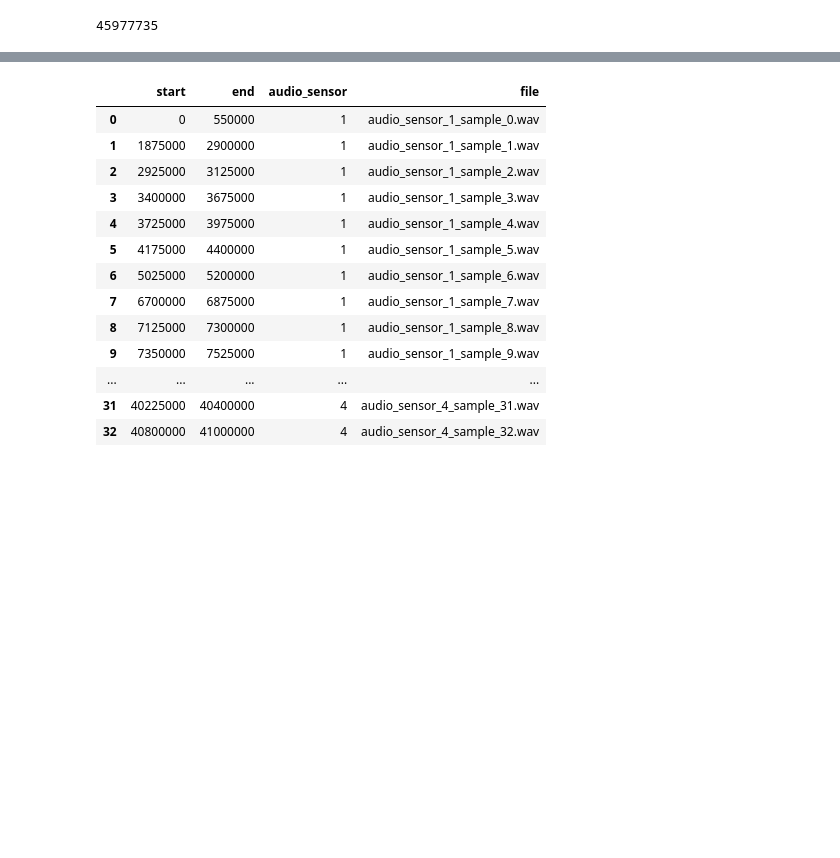
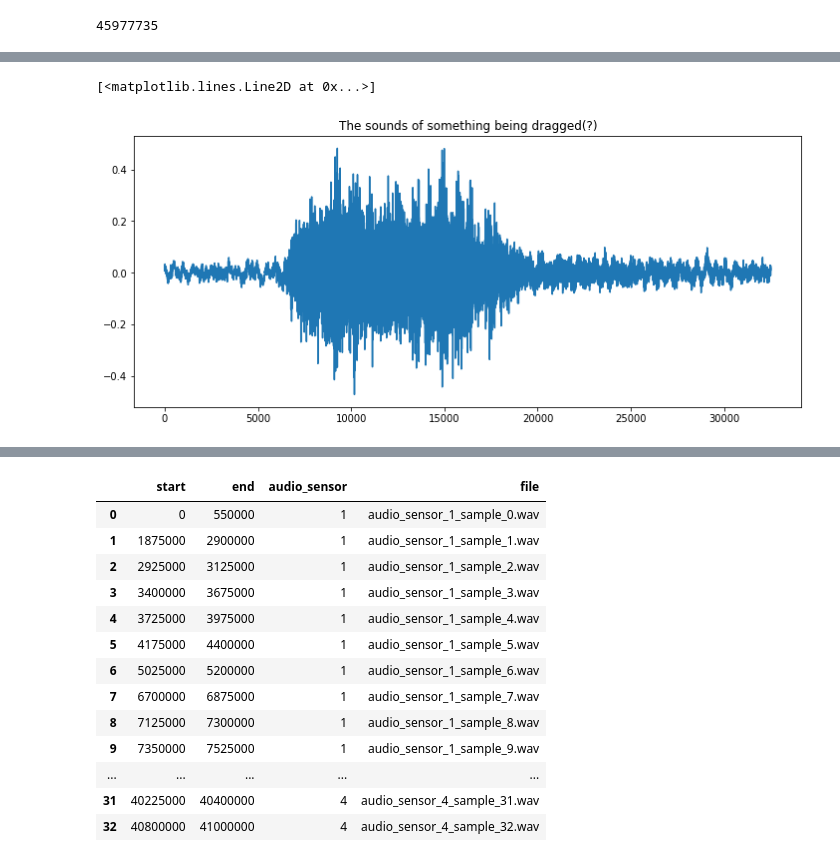
Before and after one commit to HealthyMindTech/junction-2021-floormagic, a Jupyter notebook: junction21_aud.ipynb, the cells around one changed output, grey strips where cells are left out. Saved outputs shown, nothing was run; the diff lists cells and outputs as text; code cells hidden in the pictures; blank space fills up the shorter version.

```diff
--- a/junction21_aud.ipynb
+++ b/junction21_aud.ipynb
@@ -167,0 +186,9 @@ ipd.Audio(selected_aud[sound_clips[5][0]:sound_clips[5][1]], rate=22050)
+# %%
+# the sound of something being dragged (?)
+dragged = selected_aud[sound_clips[16][0]:sound_clips[16][1]]
+plt.figure(figsize=(12,5))
+plt.title("The sounds of something being dragged(?)")
+plt.plot(dragged)
+# %% [output]
+[<matplotlib.lines.Line2D at 0x...>]
+[figure, added]
```
Also changed, not shown: parts of 16 cells of this notebook, 4 other files.
